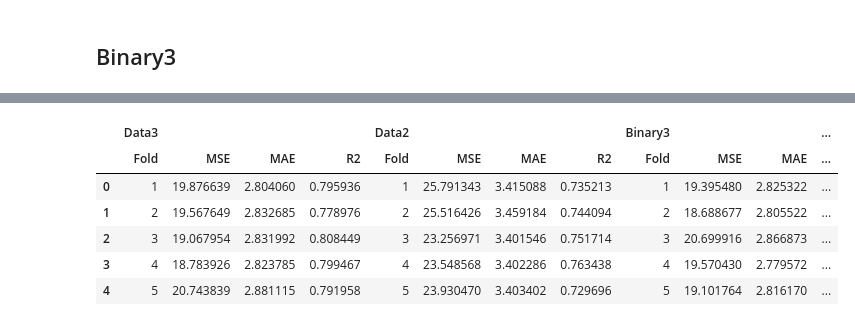
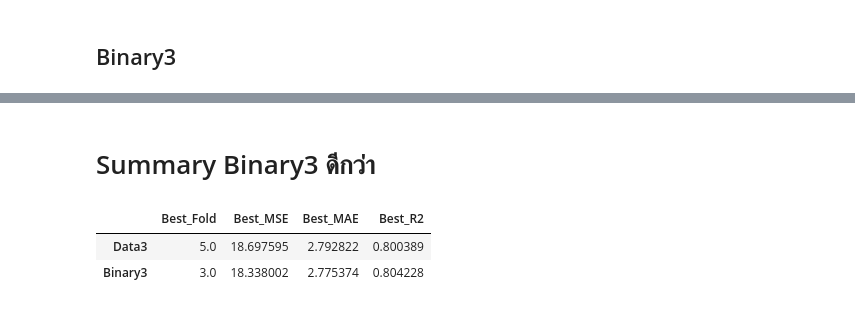
Before and after one commit to nxxk23/PROJECT, a Jupyter notebook: SlopesRF.ipynb, the cells around one changed output, grey strips where cells are left out. Drawn from its saved outputs; the diff is of its cells as text; code cells hidden in the pictures.

```diff
--- a/SlopesRF.ipynb
+++ b/SlopesRF.ipynb
@@ -612,16 +245,18 @@ data3_mae_scores = []
 data3_r2_scores = []
 
 # Create subplots for each fold
-fig, axs = plt.subplots(2, 3, figsize=(15, 10))
+fig, axs = plt.subplots(1, 5, figsize=(15, 5))
 axs = axs.ravel()
 
 # Loop through each fold
 for fold in range(5):
     # Fit the model on the training data for the current fold
-    model.fit(X_train_scaled_list_data3[fold], y_train_list_data3[fold])
+    best_params = rf_slopes_data3[fold]['best_params']
+    rfmodel = RandomForestRegressor(**best_params)
+    rfmodel.fit(X_train_scaled_list_data3[fold], y_train_list_data3[fold])
 
     # Make predictions on the test data for the current fold
-    y_pred = model.predict(X_test_scaled_list_data3[fold])
+    y_pred = rfmodel.predict(X_test_scaled_list_data3[fold])
 
     # Plot original vs predicted values as data points
     axs[fold].scatter(y_test_list_data3[fold], y_pred, label='Predicted Values', alpha=0.5)
@@ -872,25 +388,24 @@ Mean R-squared: 0.7465
 import matplotlib.pyplot as plt
 from sklearn.ensemble import RandomForestRegressor
 from sklearn.metrics import mean_squared_error, mean_absolute_error, r2_score
-
-# Initialize the Random Forest Regressor
-model = RandomForestRegressor(n_estimators=100, random_state=42)
 
 bi3_mse_scores = []
 bi3_mae_scores = []
 bi3_r2_scores = []
 
 # Create subplots for each fold
-fig, axs = plt.subplots(2, 3, figsize=(15, 10))
+fig, axs = plt.subplots(1, 5, figsize=(15, 5))
 axs = axs.ravel()
 
 # Loop through each fold
 for fold in range(5):
     # Fit the model on the training data for the current fold
-    model.fit(X_train_scaled_list_bi3[fold], y_train_list_bi3[fold])
+    best_params = rf_slopes_binary3[fold]['best_params']
+    rfmodel2 = RandomForestRegressor(**best_params)
+    rfmodel2.fit(X_train_scaled_list_bi3[fold], y_train_list_bi3[fold])
 
     # Make predictions on the test data for the current fold
-    y_pred = model.predict(X_test_scaled_list_bi3[fold])
+    y_pred = rfmodel2.predict(X_test_scaled_list_bi3[fold])
 
     # Plot original vs predicted values as data points
     axs[fold].scatter(y_test_list_bi3[fold], y_pred, label='Predicted Values', alpha=0.5)
@@ -960,50 +495,34 @@ Mean R-squared: 0.7962
+# %% [markdown]
+# Summary Binary3 ดีกว่า
 # %%
 import pandas as pd
 import matplotlib.pyplot as plt
 import seaborn as sns
 
 data3_df = pd.DataFrame({
     'Fold': list(range(1, 6)),
     'MSE': data3_mse_scores,
     'MAE': data3_mae_scores,
     'R2': data3_r2_scores
 })
-
-data2_df = pd.DataFrame({
-    'Fold': list(range(1, 6)),
-    'MSE': data2_mse_scores,
-    'MAE': data2_mae_scores,
-    'R2': data2_r2_scores
-})
-
 bi3_df = pd.DataFrame({
     'Fold': list(range(1, 6)),
     'MSE': bi3_mse_scores,
     'MAE': bi3_mae_scores,
     'R2': bi3_r2_scores
 })
+merged_df = pd.merge(data3_df, bi3_df, on='Fold', suffixes=('_data3', '_bi3'))
+best_data3_fold = merged_df.loc[merged_df['MSE_data3'].idxmin()]
+best_bi3_fold = merged_df.loc[merged_df['MSE_bi3'].idxmin()]
 
-bi2_df = pd.DataFrame({
-    'Fold': list(range(1, 6)),
-    'MSE': bi2_mse_scores,
-    'MAE': bi2_mae_scores,
-    'R2': bi2_r2_scores
-})
-
-# Concatenate the DataFrames to create a summary DataFrame
-summary_df = pd.concat({
-    'Data3': data3_df,
-    'Data2': data2_df,
-    'Binary3': bi3_df,
-    'Binary2': bi2_df
-}, axis=1)
-
-summary_df
+comparison_table = pd.DataFrame({
+    'Best_Fold': [best_data3_fold['Fold'], best_bi3_fold['Fold']],
+    'Best_MSE': [best_data3_fold['MSE_data3'], best_bi3_fold['MSE_bi3']],
+    'Best_MAE': [best_data3_fold['MAE_data3'], best_bi3_fold['MAE_bi3']],
+    'Best_R2': [best_data3_fold['R2_data3'], best_bi3_fold['R2_bi3']]
+}, index=['Data3', 'Binary3'])
+comparison_table
 # %% [output]
-|  | Data3 |  |  |  | Data2 |  |  |  | Binary3 |  |  | ... |
-|  | Fold | MSE | MAE | R2 | Fold | MSE | MAE | R2 | Fold | MSE | MAE | ... |
-| 0 | 1 | 19.876639 | 2.804060 | 0.795936 | 1 | 25.791343 | 3.415088 | 0.735213 | 1 | 19.395480 | 2.825322 | ... |
-| 1 | 2 | 19.567649 | 2.832685 | 0.778976 | 2 | 25.516426 | 3.459184 | 0.744094 | 2 | 18.688677 | 2.805522 | ... |
-| 2 | 3 | 19.067954 | 2.831992 | 0.808449 | 3 | 23.256971 | 3.401546 | 0.751714 | 3 | 20.699916 | 2.866873 | ... |
-| 3 | 4 | 18.783926 | 2.823785 | 0.799467 | 4 | 23.548568 | 3.402286 | 0.763438 | 4 | 19.570430 | 2.779572 | ... |
-| 4 | 5 | 20.743839 | 2.881115 | 0.791958 | 5 | 23.930470 | 3.403402 | 0.729696 | 5 | 19.101764 | 2.816170 | ... |
+|  | Best_Fold | Best_MSE | Best_MAE | Best_R2 |
+| Data3 | 5.0 | 18.697595 | 2.792822 | 0.800389 |
+| Binary3 | 3.0 | 18.338002 | 2.775374 | 0.804228 |
```
Also changed, not shown: parts of 56 cells of this notebook.
